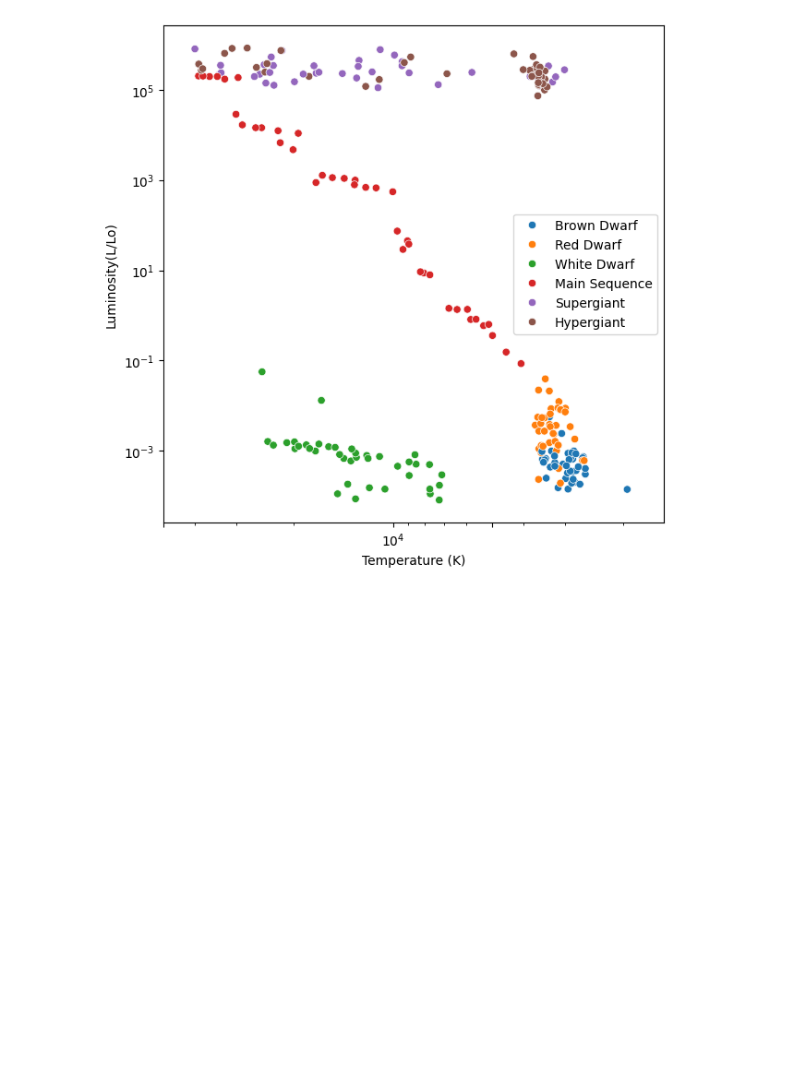
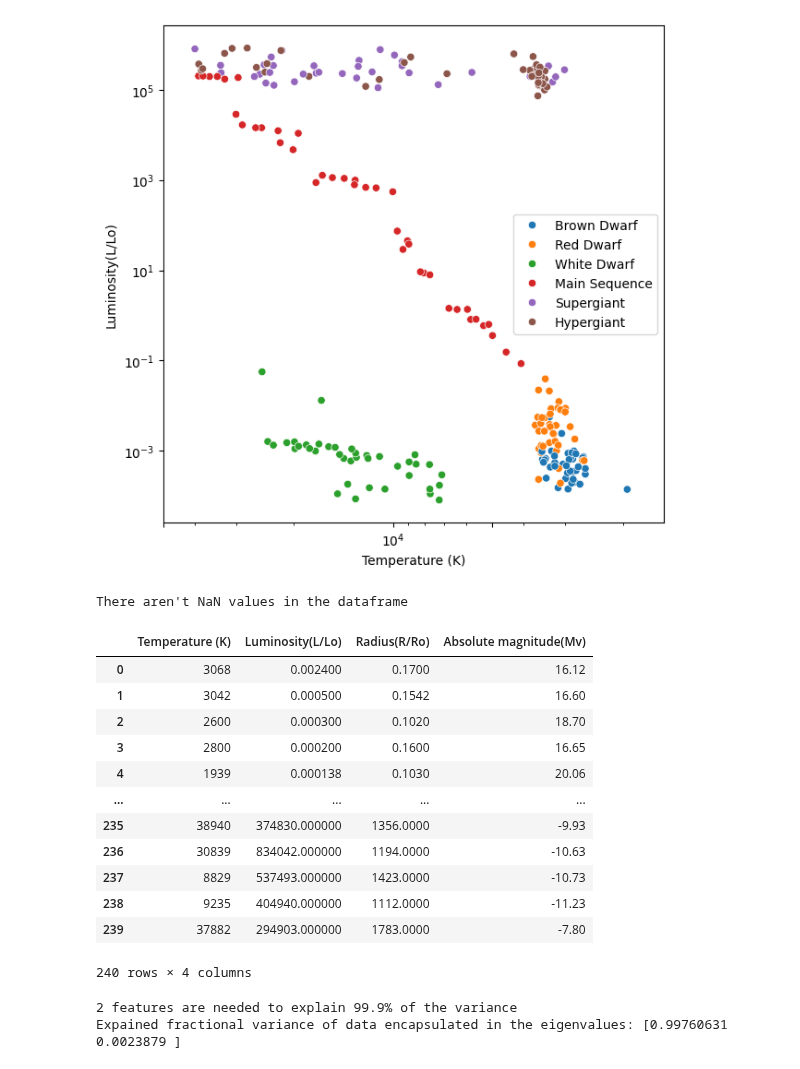
Before and after one commit to APozzi22/Astrostatistic, a Jupyter notebook: 15_Dimensionality/HR_Diagram.ipynb, the cells around one changed output. Saved outputs shown, nothing was run; the diff lists cells and outputs as text; code cells hidden in the pictures; blank space fills up the shorter version.

```diff
--- a/15_Dimensionality/HR_Diagram.ipynb
+++ b/15_Dimensionality/HR_Diagram.ipynb
@@ -93,3 +94,45 @@ plt.xlim(5e4, 1.5e3)
 plt.show()
 # %% [output]
 [figure]
+# %%
+# Select numerical column
+data = df_stars[df_stars.columns[0:4]]
+
+# check NaN values
+if (data.isnull().values.any()):
+    print("There are some NaN values in the dataframe!")
+else:
+    print("There aren't NaN values in the dataframe")
+
+data
+# %% [output]
+There aren't NaN values in the dataframe
+|  | Temperature (K) | Luminosity(L/Lo) | Radius(R/Ro) | Absolute magnitude(Mv) |
+| 0 | 3068 | 0.002400 | 0.1700 | 16.12 |
+| 1 | 3042 | 0.000500 | 0.1542 | 16.60 |
+| 2 | 2600 | 0.000300 | 0.1020 | 18.70 |
+| 3 | 2800 | 0.000200 | 0.1600 | 16.65 |
+| 4 | 1939 | 0.000138 | 0.1030 | 20.06 |
+| ... | ... | ... | ... | ... |
+| 235 | 38940 | 374830.000000 | 1356.0000 | -9.93 |
+| 236 | 30839 | 834042.000000 | 1194.0000 | -10.63 |
+| 237 | 8829 | 537493.000000 | 1423.0000 | -10.73 |
+| 238 | 9235 | 404940.000000 | 1112.0000 | -11.23 |
+| 239 | 37882 | 294903.000000 | 1783.0000 | -7.80 |
+240 rows × 4 columns
+# %%
+# PCA
+for num_feats in np.arange(1,20, dtype = int):
+    pca = PCA(n_components=num_feats, svd_solver='randomized')
+    pca.fit(data)
+    if (sum(pca.explained_variance_ratio_)>0.999):
+        break
+print("{:d} features are needed to explain 99.9% of the variance".format(num_feats))
+
+data_mean = data.mean(0)
+pca_comp = np.vstack([data_mean, pca.components_]) # Add the mean to the components
+evals = pca.explained_variance_ratio_
+print('Expained fractional variance of data encapsulated in the eigenvalues: ' + str(evals))
+# %% [output]
+2 features are needed to explain 99.9% of the variance
+Expained fractional variance of data encapsulated in the eigenvalues: [0.99760631 0.0023879 ]
```
Also changed, not shown: parts of 1 cell of this notebook.
